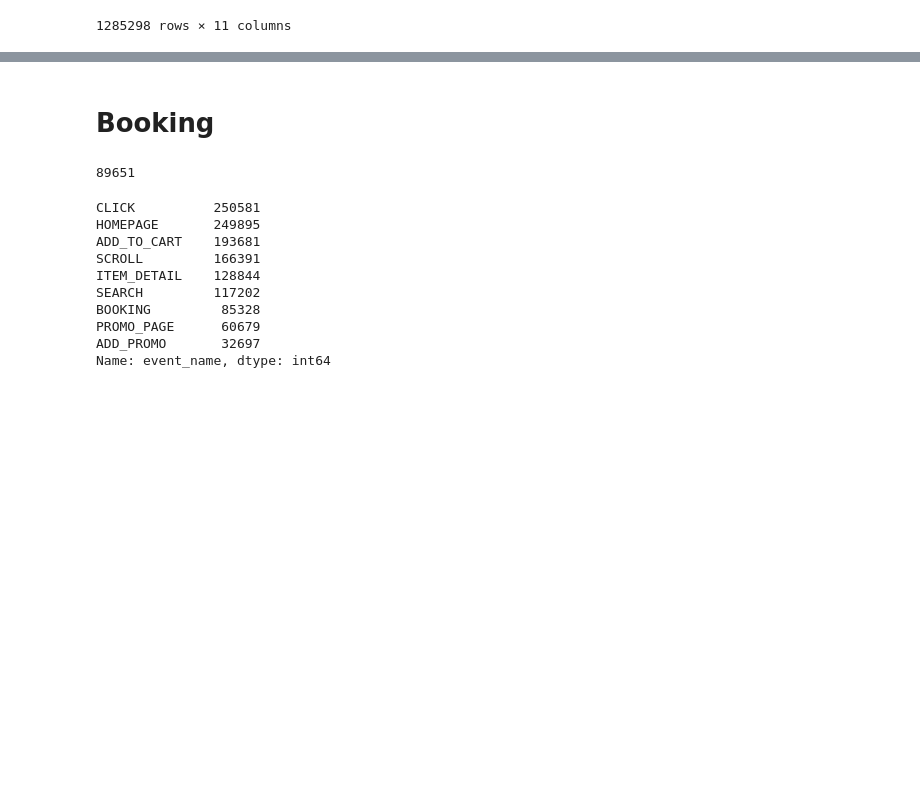
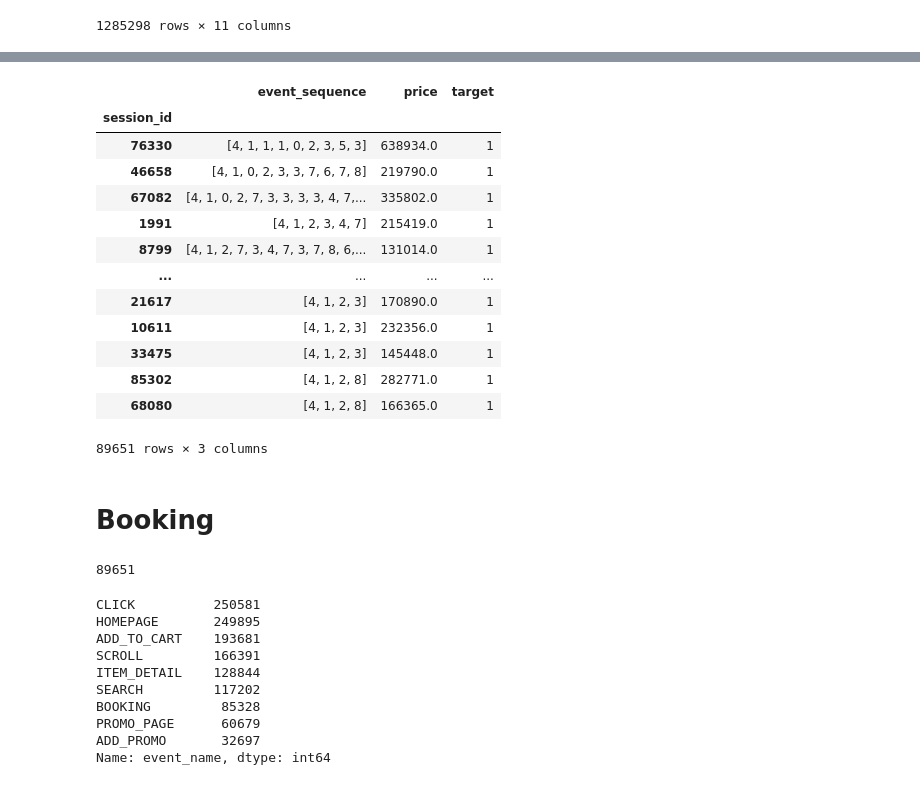
Before and after one commit to hyunj941031/ds-sa-cp2, a Jupyter notebook: web_click.ipynb, the cells around one changed output, grey strips where cells are left out. Cells and saved outputs as stored; diff of their text form; code cells hidden in the pictures; blank space fills up the shorter version.

```diff
--- a/web_click.ipynb
+++ b/web_click.ipynb
@@ -45,0 +69,3 @@ web_click
+# %%
+event_df = web_click.iloc[:, [0, 1, 5]]
+event_df
@@ -45,0 +86,33 @@ web_click
+# %%
+seq_list = []
+for sess in event_df['session_id'].unique():
+    temp_df = event_df[event_df.session_id == sess]
+    event_seq = []
+    for i in range(len(temp_df)):
+        event_seq.append(temp_df.iloc[i, 1])
+
+    price = temp_df['item_price'].sum()
+    if price:
+        target = 1
+    else:
+        target = 0
+
+    seq_list.append([sess, event_seq, price, target])
+# %%
+pattern_target = pd.DataFrame(seq_list, columns=['session_id', 'event_sequence', 'price', 'target']).set_index('session_id')
+pattern_target
+# %% [output]
+|  | event_sequence | price | target |
+| session_id |  |  |  |
+| 76330 | [4, 1, 1, 1, 0, 2, 3, 5, 3] | 638934.0 | 1 |
+| 46658 | [4, 1, 0, 2, 3, 3, 7, 6, 7, 8] | 219790.0 | 1 |
+| 67082 | [4, 1, 0, 2, 7, 3, 3, 3, 3, 4, 7,... | 335802.0 | 1 |
+| 1991 | [4, 1, 2, 3, 4, 7] | 215419.0 | 1 |
+| 8799 | [4, 1, 2, 7, 3, 4, 7, 3, 7, 8, 6,... | 131014.0 | 1 |
+| ... | ... | ... | ... |
+| 21617 | [4, 1, 2, 3] | 170890.0 | 1 |
+| 10611 | [4, 1, 2, 3] | 232356.0 | 1 |
+| 33475 | [4, 1, 2, 3] | 145448.0 | 1 |
+| 85302 | [4, 1, 2, 8] | 282771.0 | 1 |
+| 68080 | [4, 1, 2, 8] | 166365.0 | 1 |
+89651 rows × 3 columns
```
Also changed, not shown: parts of 4 cells of this notebook.
